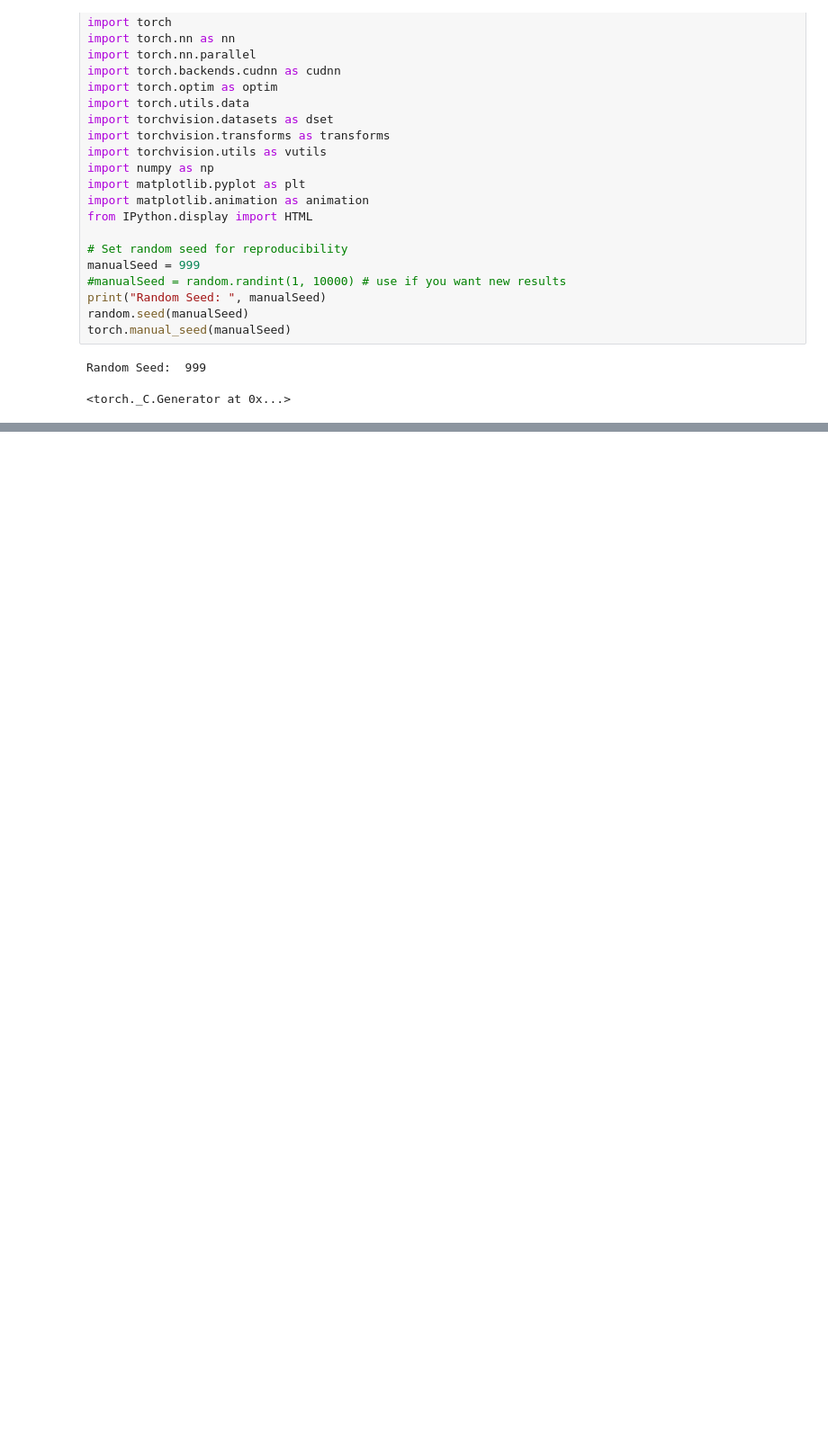
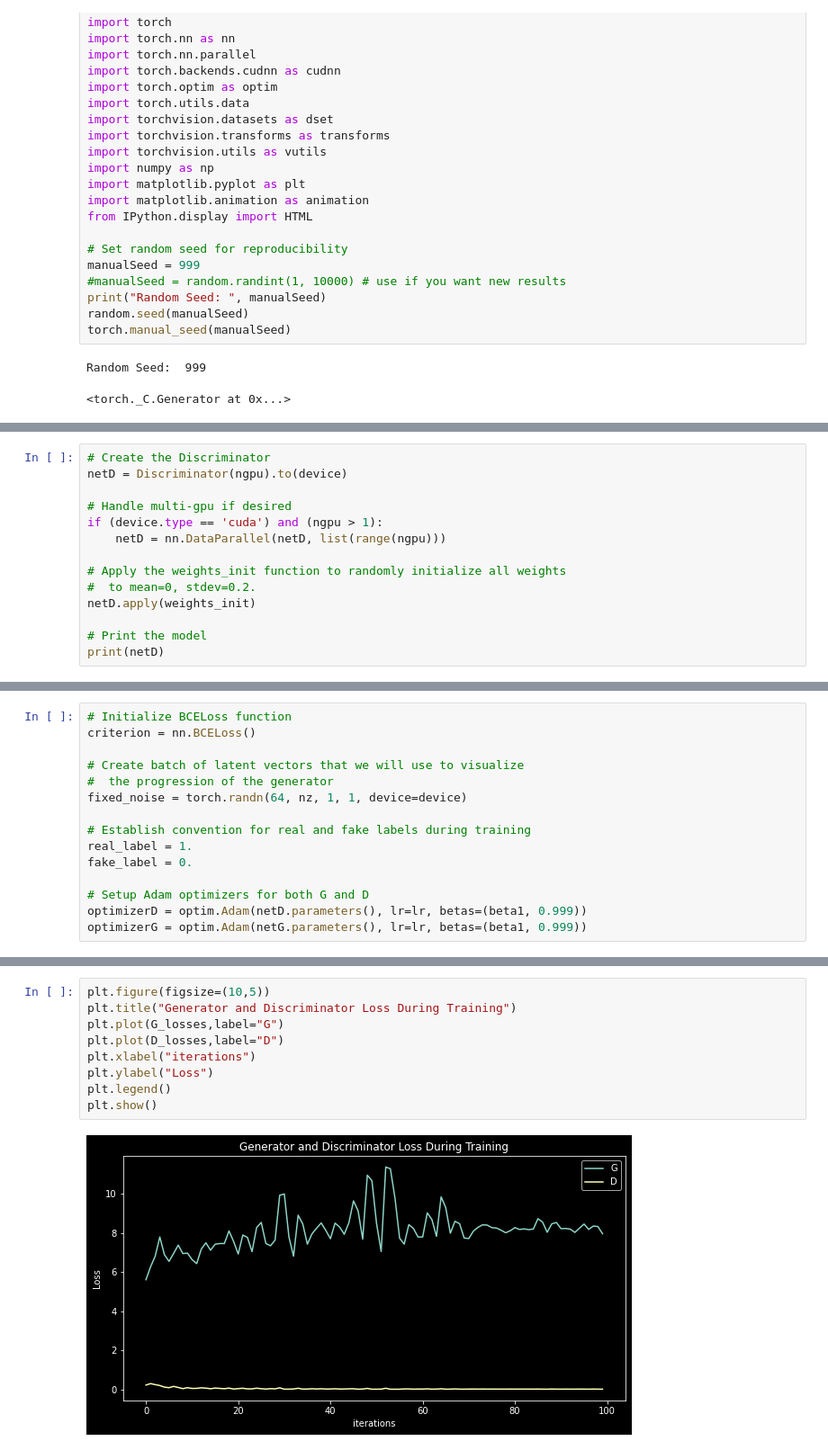
Before and after one commit to wjm41/GANji, a Jupyter notebook: GAN_test.ipynb, the cells around one changed output, grey strips where cells are left out. Shown at 90% size. Saved outputs shown, nothing was run; the diff lists cells and outputs as text; blank space fills up the shorter version.

```diff
--- a/GAN_test.ipynb
+++ b/GAN_test.ipynb
@@ -91,0 +197,14 @@ plt.imshow(np.transpose(vutils.make_grid(real_batch[0].to(device)[:64], padding=
+# %%
+# Create the Discriminator
+netD = Discriminator(ngpu).to(device)
+
+# Handle multi-gpu if desired
+if (device.type == 'cuda') and (ngpu > 1):
+    netD = nn.DataParallel(netD, list(range(ngpu)))
+
+# Apply the weights_init function to randomly initialize all weights
+#  to mean=0, stdev=0.2.
+netD.apply(weights_init)
+
+# Print the model
+print(netD)
@@ -91,0 +229,15 @@ plt.imshow(np.transpose(vutils.make_grid(real_batch[0].to(device)[:64], padding=
+# %%
+# Initialize BCELoss function
+criterion = nn.BCELoss()
+
+# Create batch of latent vectors that we will use to visualize
+#  the progression of the generator
+fixed_noise = torch.randn(64, nz, 1, 1, device=device)
+
+# Establish convention for real and fake labels during training
+real_label = 1.
+fake_label = 0.
+
+# Setup Adam optimizers for both G and D
+optimizerD = optim.Adam(netD.parameters(), lr=lr, betas=(beta1, 0.999))
+optimizerG = optim.Adam(netG.parameters(), lr=lr, betas=(beta1, 0.999))
@@ -91,0 +346,11 @@ plt.imshow(np.transpose(vutils.make_grid(real_batch[0].to(device)[:64], padding=
+# %%
+plt.figure(figsize=(10,5))
+plt.title("Generator and Discriminator Loss During Training")
+plt.plot(G_losses,label="G")
+plt.plot(D_losses,label="D")
+plt.xlabel("iterations")
+plt.ylabel("Loss")
+plt.legend()
+plt.show()
+# %% [output]
+[figure, added]
```
Also changed, not shown: parts of 9 cells of this notebook.
